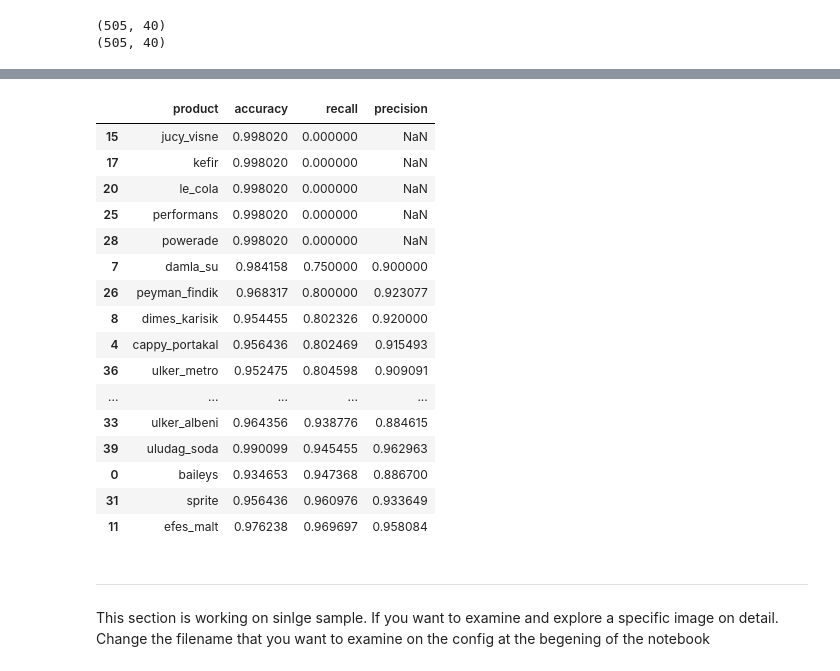
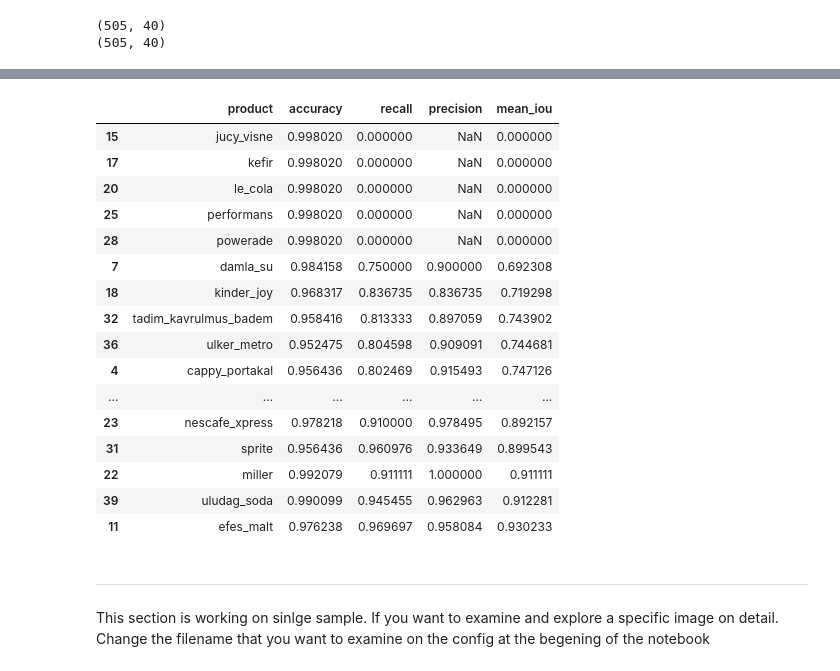
Before and after one commit to hakanonal/minibar, a Jupyter notebook: evaluation.ipynb, the cells around one changed output, grey strips where cells are left out. Cells and saved outputs as stored; diff of their text form; code cells hidden in the pictures.

```diff
--- a/evaluation.ipynb
+++ b/evaluation.ipynb
@@ -22,6 +22,7 @@ This section is core global variables to be used during evalutaion
 from keras.models import load_model
 from keras.preprocessing.image import ImageDataGenerator
 from keras.preprocessing import image
+from keras.metrics import Precision,Recall,MeanIoU,TruePositives,TrueNegatives,FalsePositives,FalseNegatives
 import pandas as pd
 import numpy as np
 import tensorflow as tf
@@ -47,10 +48,12 @@ test_generator = test_datagen.flow_from_dataframe(
         x_col='filename',
         y_col='class',
         target_size=(_config['input_shape_height'], _config['input_shape_width']),
+        #target_size=(_config['input_shape_width'], _config['input_shape_height']),
         batch_size=_config['batch_size'],
         class_mode='categorical')
 
-model = load_model(_config['model_filename'])
+model = load_model(_config['model_filename'],compile=False)
+model.compile(optimizer='adam', loss='binary_crossentropy', metrics=['accuracy',Precision(),Recall(),MeanIoU(40),TruePositives(),TrueNegatives(),FalsePositives(),FalseNegatives()])
 # %% [output]
 Using TensorFlow backend.
 Found 505 validated image filenames belonging to 40 classes.
@@ -109,6 +121,7 @@ print(predictions.shape)
 # %%
 from sklearn.metrics import multilabel_confusion_matrix
 cms = multilabel_confusion_matrix(ground_truths, predictions)
+cm_all = np.zeros((2,2))
 
 labels = list(test_generator.class_indices.keys())
 fig=plt.figure(figsize=(25, 25))
@@ -121,7 +134,12 @@ for r in range(1, columns*rows +1):
     acc = (cm[0,0]+cm[1,1])/(cm[0,0]+cm[1,1]+cm[0,1]+cm[1,0])
     recall = cm[1,1] / (cm[1,1] + cm[1,0])
     precision = cm[1,1] / (cm[1,1] + cm[0,1])
-    report.append({'product':labels[r-1],'accuracy':acc,'recall':recall,'precision':precision})
+    mean_iou = cm[1,1] / (cm[1,1] + cm[0,1] + cm[1,0])
+    cm_all[0,0] += cm[0,0]
+    cm_all[0,1] += cm[0,1]
+    cm_all[1,1] += cm[1,1]
+    cm_all[1,0] += cm[1,0]
+    report.append({'product':labels[r-1],'accuracy':acc,'recall':recall,'precision':precision,'mean_iou':mean_iou})
     plt.imshow(cm,cmap=plt.cm.Blues,interpolation='nearest')
     plt.colorbar(orientation='vertical')
     plt.title("%s - %.2f"%(labels[r-1],acc))
@@ -136,6 +154,8 @@ for r in range(1, columns*rows +1):
                 val_text = "%d - %.2f"%(cm[i,j],recall)
             if i == 0 and j == 1:
                 val_text = "%d - %.2f"%(cm[i,j],precision)
+            if i == 1 and j == 1:
+                val_text = "%d - %.2f"%(cm[i,j],mean_iou)
             plt.text(j,i,val_text,horizontalalignment='center',color='white'if cm[i,j] >cm.max() / 2. else 'black')
 plt.show()
 # %% [output]
@@ -143,24 +168,24 @@ plt.show()
 # %%
 report_data = pd.DataFrame(report)
-report_data.sort_values(by=['recall','precision'])
+report_data.sort_values(by=['mean_iou','recall','precision'])
 # %% [output]
-|  | product | accuracy | recall | precision |
-| 15 | jucy_visne | 0.998020 | 0.000000 | NaN |
-| 17 | kefir | 0.998020 | 0.000000 | NaN |
-| 20 | le_cola | 0.998020 | 0.000000 | NaN |
-| 25 | performans | 0.998020 | 0.000000 | NaN |
-| 28 | powerade | 0.998020 | 0.000000 | NaN |
-| 7 | damla_su | 0.984158 | 0.750000 | 0.900000 |
-| 26 | peyman_findik | 0.968317 | 0.800000 | 0.923077 |
-| 8 | dimes_karisik | 0.954455 | 0.802326 | 0.920000 |
-| 4 | cappy_portakal | 0.956436 | 0.802469 | 0.915493 |
-| 36 | ulker_metro | 0.952475 | 0.804598 | 0.909091 |
-| ... | ... | ... | ... | ... |
-| 33 | ulker_albeni | 0.964356 | 0.938776 | 0.884615 |
-| 39 | uludag_soda | 0.990099 | 0.945455 | 0.962963 |
-| 0 | baileys | 0.934653 | 0.947368 | 0.886700 |
-| 31 | sprite | 0.956436 | 0.960976 | 0.933649 |
-| 11 | efes_malt | 0.976238 | 0.969697 | 0.958084 |
+|  | product | accuracy | recall | precision | mean_iou |
+| 15 | jucy_visne | 0.998020 | 0.000000 | NaN | 0.000000 |
+| 17 | kefir | 0.998020 | 0.000000 | NaN | 0.000000 |
+| 20 | le_cola | 0.998020 | 0.000000 | NaN | 0.000000 |
+| 25 | performans | 0.998020 | 0.000000 | NaN | 0.000000 |
+| 28 | powerade | 0.998020 | 0.000000 | NaN | 0.000000 |
+| 7 | damla_su | 0.984158 | 0.750000 | 0.900000 | 0.692308 |
+| 18 | kinder_joy | 0.968317 | 0.836735 | 0.836735 | 0.719298 |
+| 32 | tadim_kavrulmus_badem | 0.958416 | 0.813333 | 0.897059 | 0.743902 |
+| 36 | ulker_metro | 0.952475 | 0.804598 | 0.909091 | 0.744681 |
+| 4 | cappy_portakal | 0.956436 | 0.802469 | 0.915493 | 0.747126 |
+| ... | ... | ... | ... | ... | ... |
+| 23 | nescafe_xpress | 0.978218 | 0.910000 | 0.978495 | 0.892157 |
+| 31 | sprite | 0.956436 | 0.960976 | 0.933649 | 0.899543 |
+| 22 | miller | 0.992079 | 0.911111 | 1.000000 | 0.911111 |
+| 39 | uludag_soda | 0.990099 | 0.945455 | 0.962963 | 0.912281 |
+| 11 | efes_malt | 0.976238 | 0.969697 | 0.958084 | 0.930233 |
 # %% [markdown]
 ---
 This section is working on sinlge sample. If you want to examine and explore a specific image on detail. Change the filename that you want to examine on the config at the begening of the notebook
```
Also changed, not shown: parts of 5 cells of this notebook, 1 other file.
